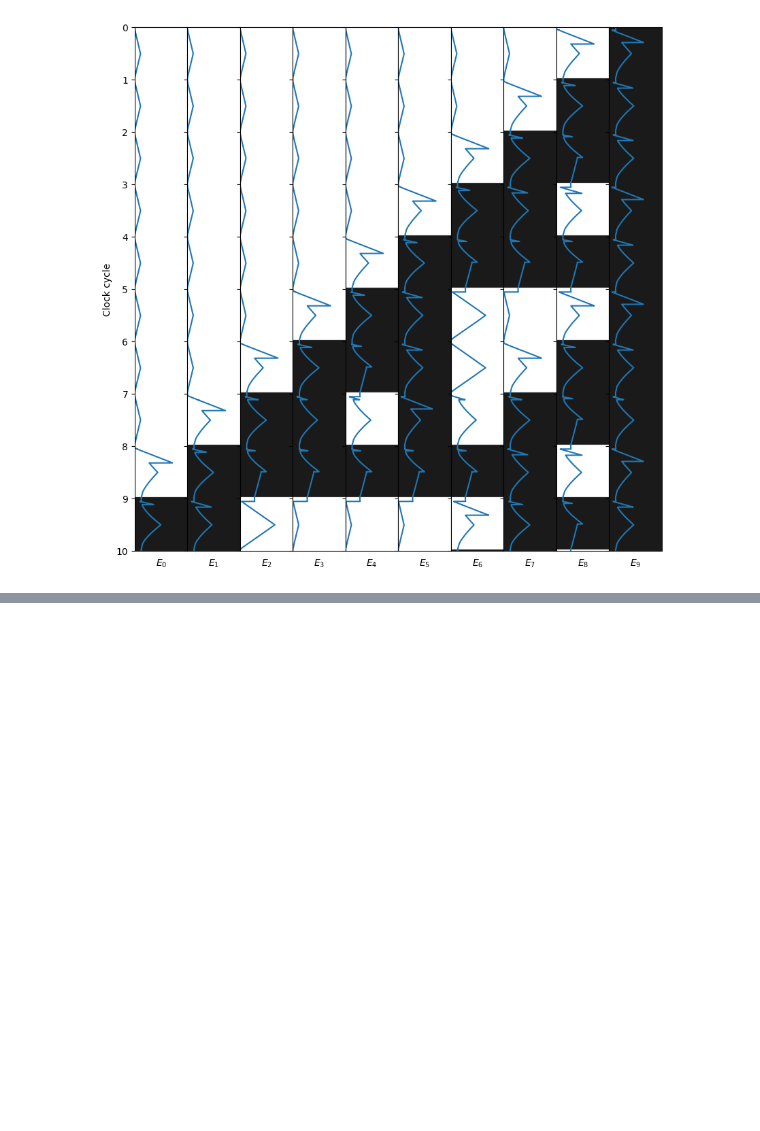
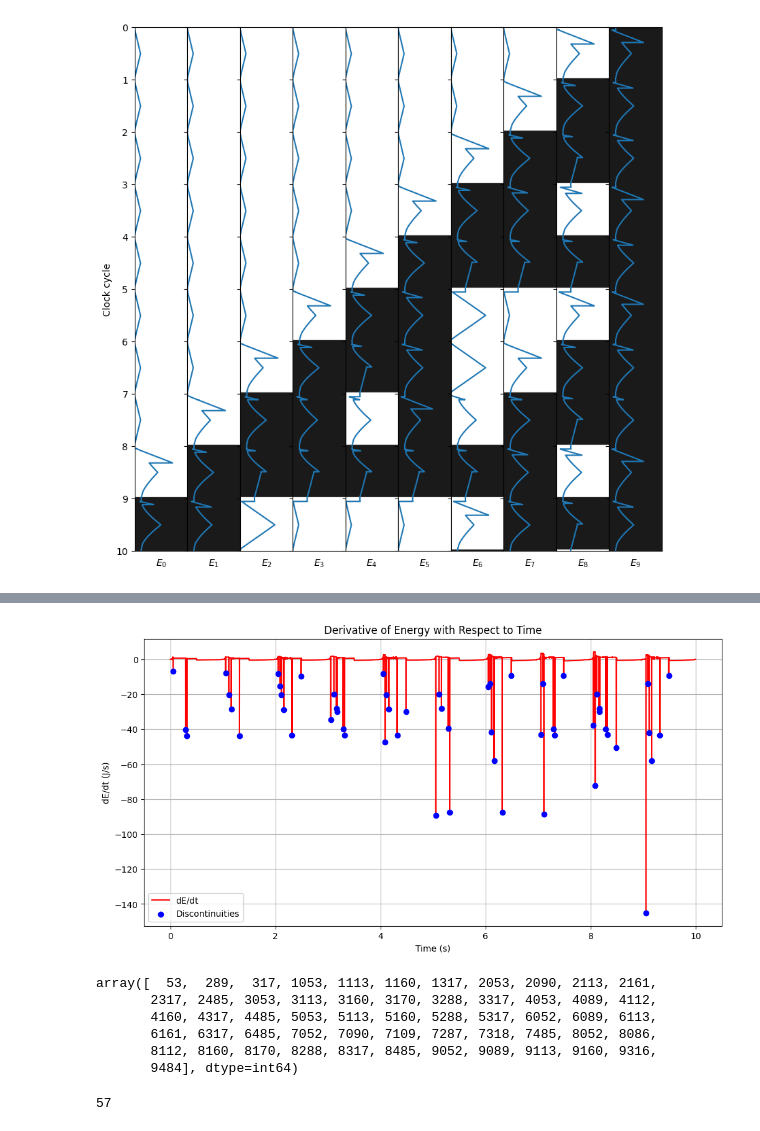
Before and after one commit to TheOneAndEoinlee/Thesis, a Jupyter notebook: Notebooks/PRBM_plotting_2.ipynb, the cells around one changed output, grey strips where cells are left out. Cells and saved outputs as stored; diff of their text form; code cells hidden in the pictures; blank space fills up the shorter version.

```diff
--- a/Notebooks/PRBM_plotting_2.ipynb
+++ b/Notebooks/PRBM_plotting_2.ipynb
@@ -158,0 +156,65 @@ ax.grid()
+# %%
+#plot derivative of energy, filtering for discontinuities
+E_tot = y['E'].sum(axis=0)
+
+#save energy data to file
+filename = 'data/PRBM_2_110_10_energy.pkl'
+with open(filename, 'wb') as f:
+    pickle.dump([t,E_tot,u_range], f)
+# %%
+time = t
+energy = E_tot
+
+
+# Calculate the derivative of energy with respect to time to find discontinuities
+dE_dt = np.diff(energy) / np.diff(time)
+
+# Define a threshold for identifying discontinuities
+threshold = np.std(dE_dt)*1.5
+
+# Find the indices where the derivative exceeds the threshold
+discontinuity_indices = np.where(np.abs(dE_dt) > threshold)[0]
+
+# Plot the derivative of energy and mark the discontinuities
+plt.figure(figsize=(12, 6))
+plt.plot(time[:-1], dE_dt, label='dE/dt', color='r')
+plt.scatter(time[discontinuity_indices], dE_dt[discontinuity_indices], color='b', zorder=5, label='Discontinuities')
+plt.title('Derivative of Energy with Respect to Time')
+plt.xlabel('Time (s)')
+plt.ylabel('dE/dt (J/s)')
+plt.grid(True)
+plt.legend()
+plt.show()
+
+# Show the identified discontinuity indices
+discontinuity_indices
+# %% [output]
+[figure, added]
+array([  53,  289,  317, 1053, 1113, 1160, 1317, 2053, 2090, 2113, 2161,
+       2317, 2485, 3053, 3113, 3160, 3170, 3288, 3317, 4053, 4089, 4112,
+       4160, 4317, 4485, 5053, 5113, 5160, 5288, 5317, 6052, 6089, 6113,
+       6161, 6317, 6485, 7052, 7090, 7109, 7287, 7318, 7485, 8052, 8086,
+       8112, 8160, 8170, 8288, 8317, 8485, 9052, 9089, 9113, 9160, 9316,
+       9484], dtype=int64)
+# %%
+# Add the start and end indices to the list of discontinuities
+input_displacement = u_range
+segment_indices = np.concatenate(([0], discontinuity_indices + 1, [len(time) - 1]))
+
+# Initialize lists to store segmented data
+segmented_energy = []
+segmented_displacement = []
+segmented_time = []
+
+# Segment the data into continuous portions based on the identified discontinuities
+for start_idx, end_idx in zip(segment_indices[:-1], segment_indices[1:]):
+    segmented_energy.append(energy[start_idx:end_idx])
+    segmented_displacement.append(input_displacement[start_idx:end_idx])
+    segmented_time.append(time[start_idx:end_idx])
+
+# Number of segments created
+num_segments = len(segmented_energy)
+
+num_segments
+# %% [output]
+57
```
Also changed, not shown: parts of 10 cells of this notebook, 24 other files.
